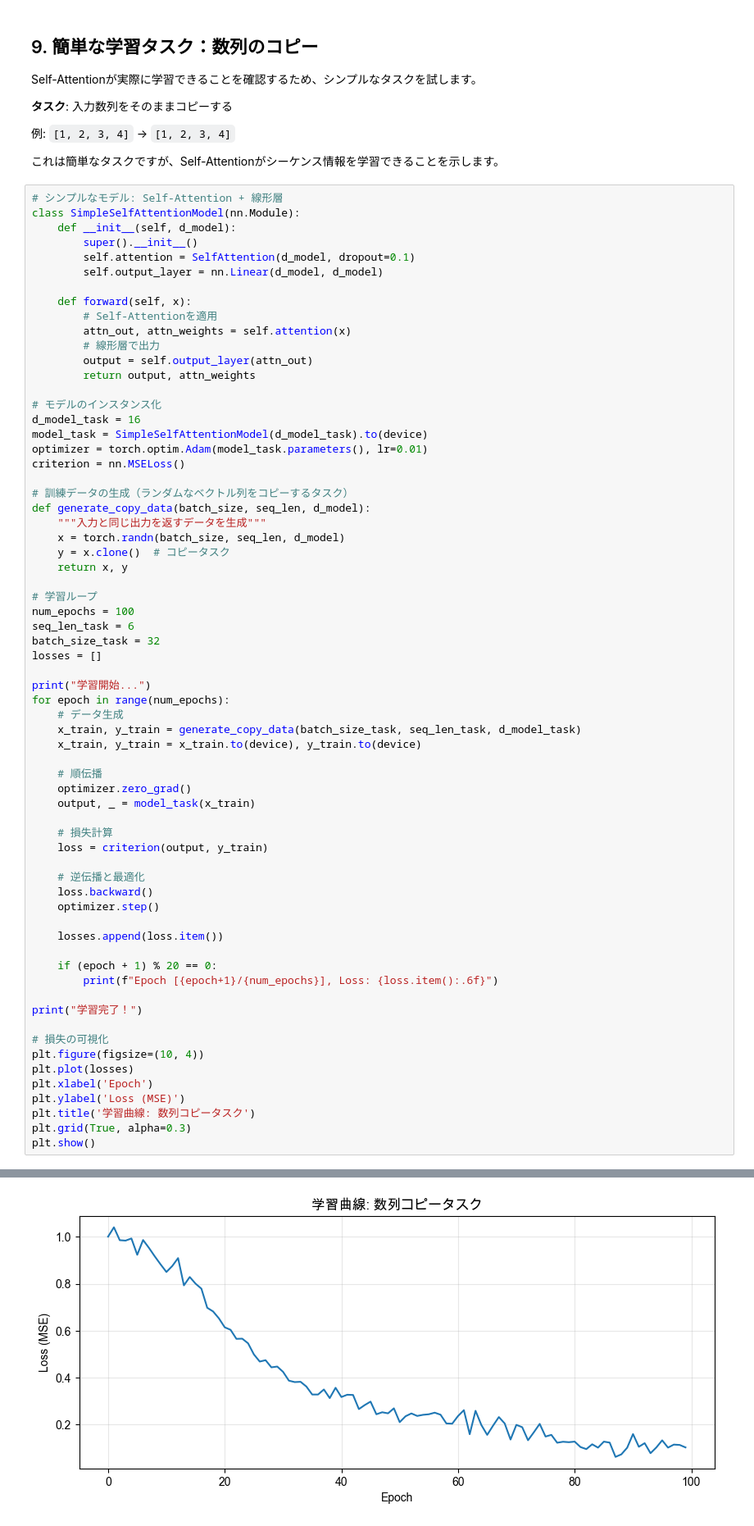
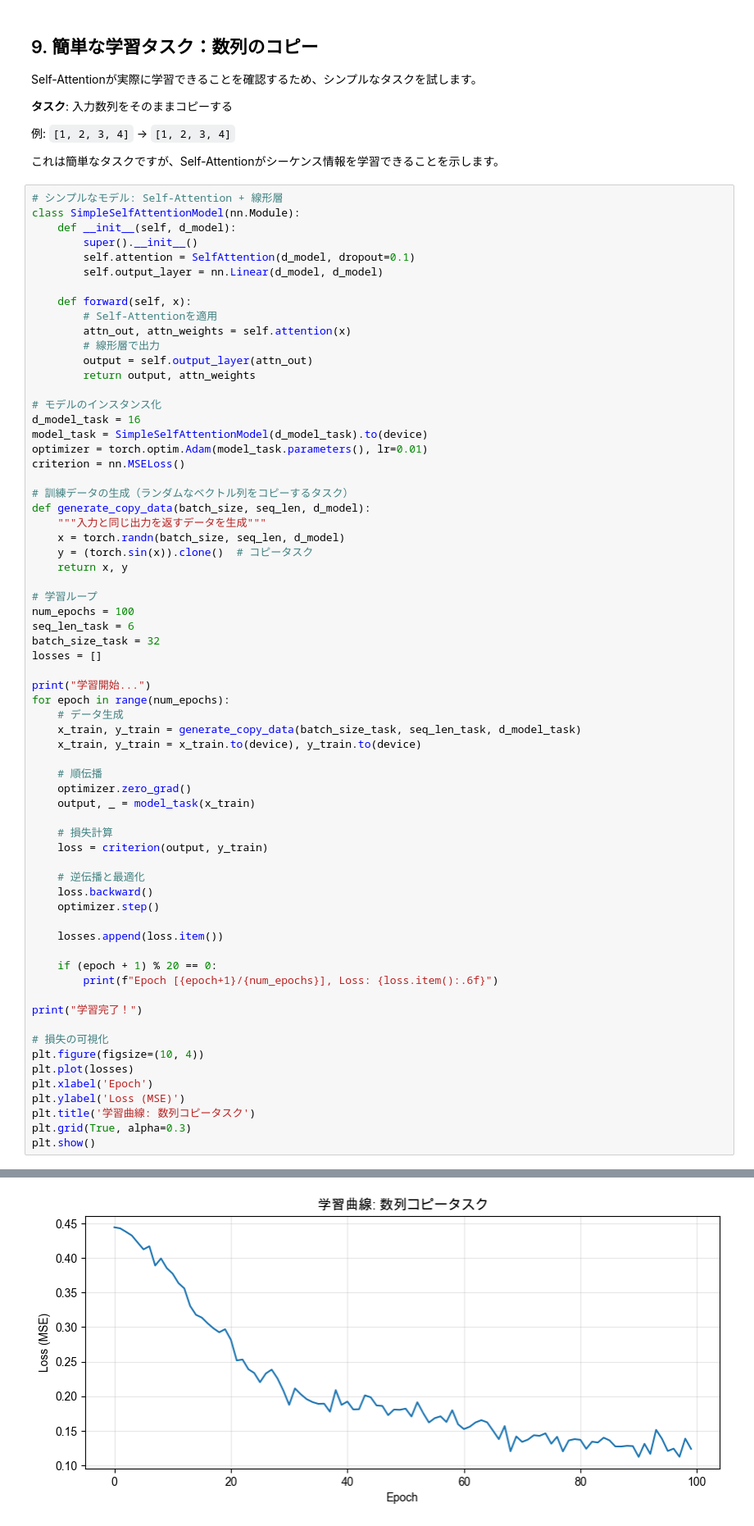
Before and after one commit to kouhei1970/learn_transformer, a Jupyter notebook: notebooks/01_self_attention_demo.ipynb, the cells around one changed output, grey strips where cells are left out. Shown: that part at 82% size. Drawn from its saved outputs; the diff is of its cells as text.

```diff
--- a/notebooks/01_self_attention_demo.ipynb
+++ b/notebooks/01_self_attention_demo.ipynb
@@ -382,7 +382,7 @@ criterion = nn.MSELoss()
 def generate_copy_data(batch_size, seq_len, d_model):
     """入力と同じ出力を返すデータを生成"""
     x = torch.randn(batch_size, seq_len, d_model)
-    y = x.clone()  # コピータスク
+    y = (torch.sin(x)).clone()  # コピータスク
     return x, y
 
 # 学習ループ
@@ -437,5 +436,5 @@ Epoch [100/100], Loss: 0.102264
 学習完了！
-[figure, old version]
+[figure, new version]
 # %% [markdown]
 ## 10. テスト：学習したモデルの評価
 
```
Also changed, not shown: parts of 2 cells of this notebook, 2 other files.
